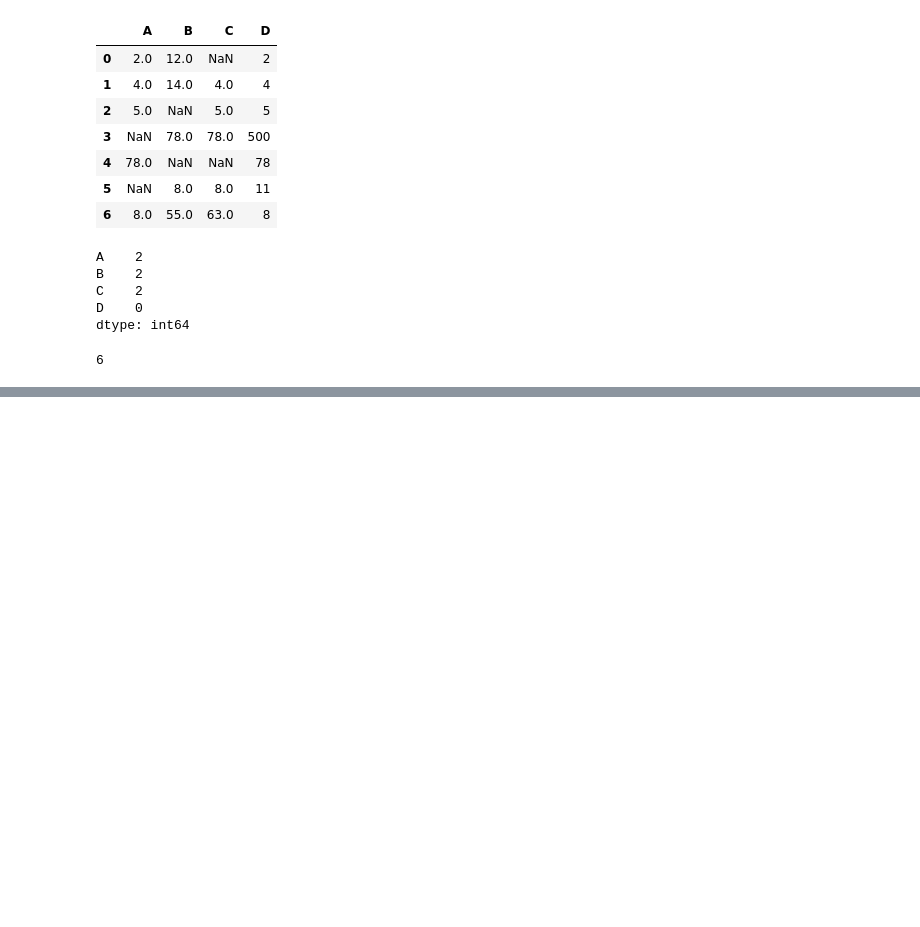
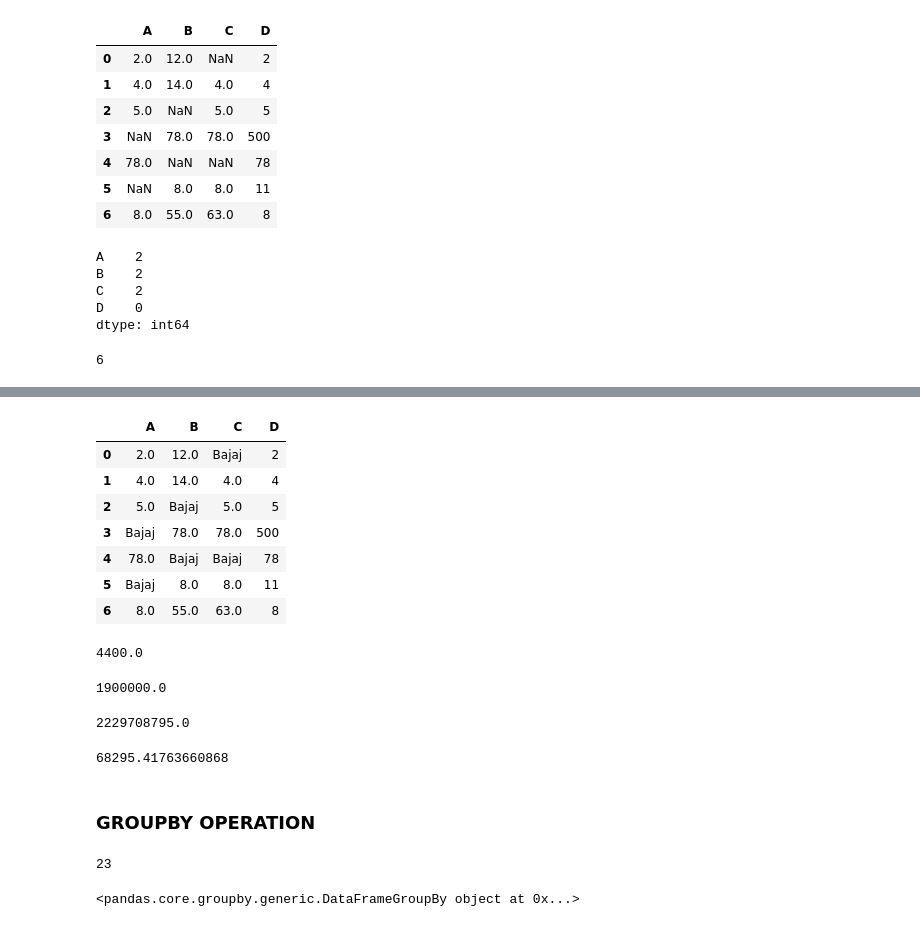
Before and after one commit to upflairs-pvt-ltd/18_june_DS, a Jupyter notebook: Pandas.ipynb, the cells around one changed output, grey strips where cells are left out. Cells and saved outputs as stored; diff of their text form; code cells hidden in the pictures; blank space fills up the shorter version.

```diff
--- a/Pandas.ipynb
+++ b/Pandas.ipynb
@@ -358,0 +454,38 @@ sample.isnull().sum().sum()
+# %%
+sample.fillna('Bajaj')
+# %% [output]
+|  | A | B | C | D |
+| 0 | 2.0 | 12.0 | Bajaj | 2 |
+| 1 | 4.0 | 14.0 | 4.0 | 4 |
+| 2 | 5.0 | Bajaj | 5.0 | 5 |
+| 3 | Bajaj | 78.0 | 78.0 | 500 |
+| 4 | 78.0 | Bajaj | Bajaj | 78 |
+| 5 | Bajaj | 8.0 | 8.0 | 11 |
+| 6 | 8.0 | 55.0 | 63.0 | 8 |
+# %%
+df['price'].min()
+# %% [output]
+4400.0
+# %%
+df['price'].max()
+# %% [output]
+1900000.0
+# %%
+df['price'].sum()
+# %% [output]
+2229708795.0
+# %%
+df['price'].mean()
+# %% [output]
+68295.41763660868
+# %% [markdown]
+### GROUPBY OPERATION
+# %%
+df['brand'].nunique()
+# %% [output]
+23
+# %%
+grouped = df.groupby('brand')
+grouped
+# %% [output]
+<pandas.core.groupby.generic.DataFrameGroupBy object at 0x...>
```
Also changed, not shown: parts of 20 cells of this notebook, 1 other file.
